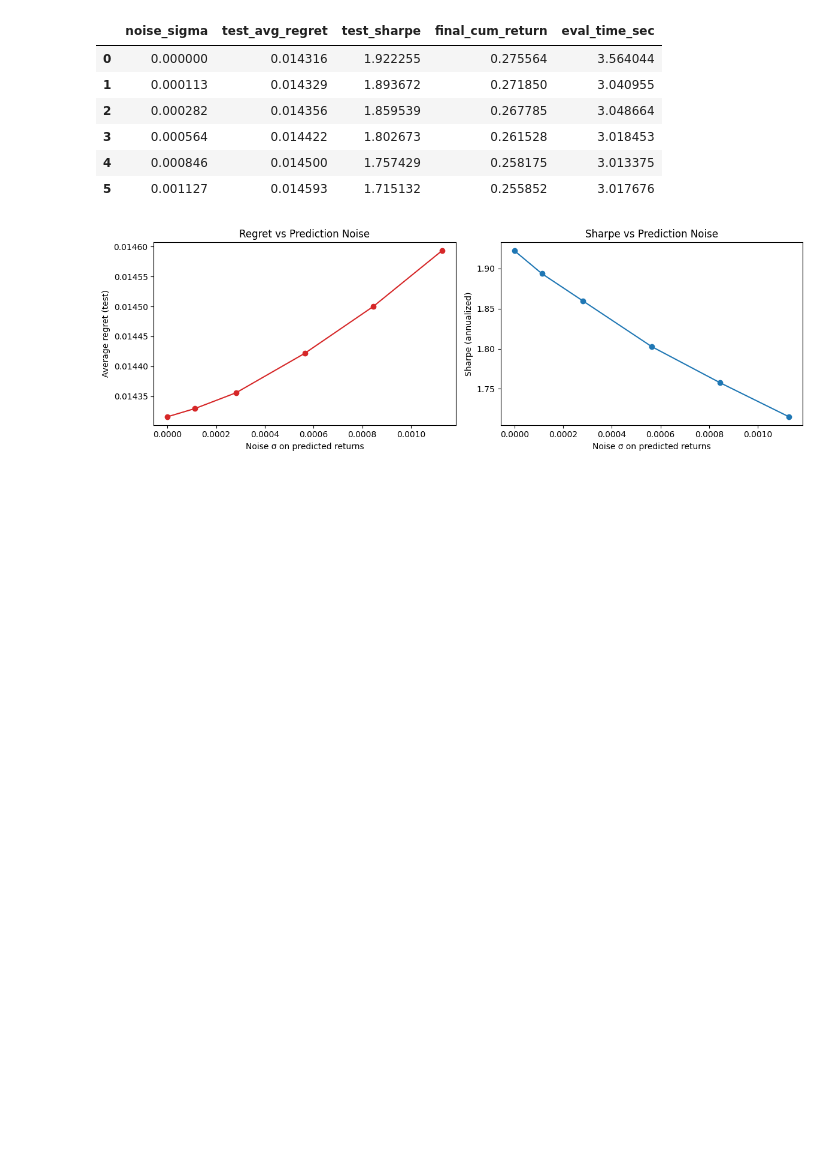
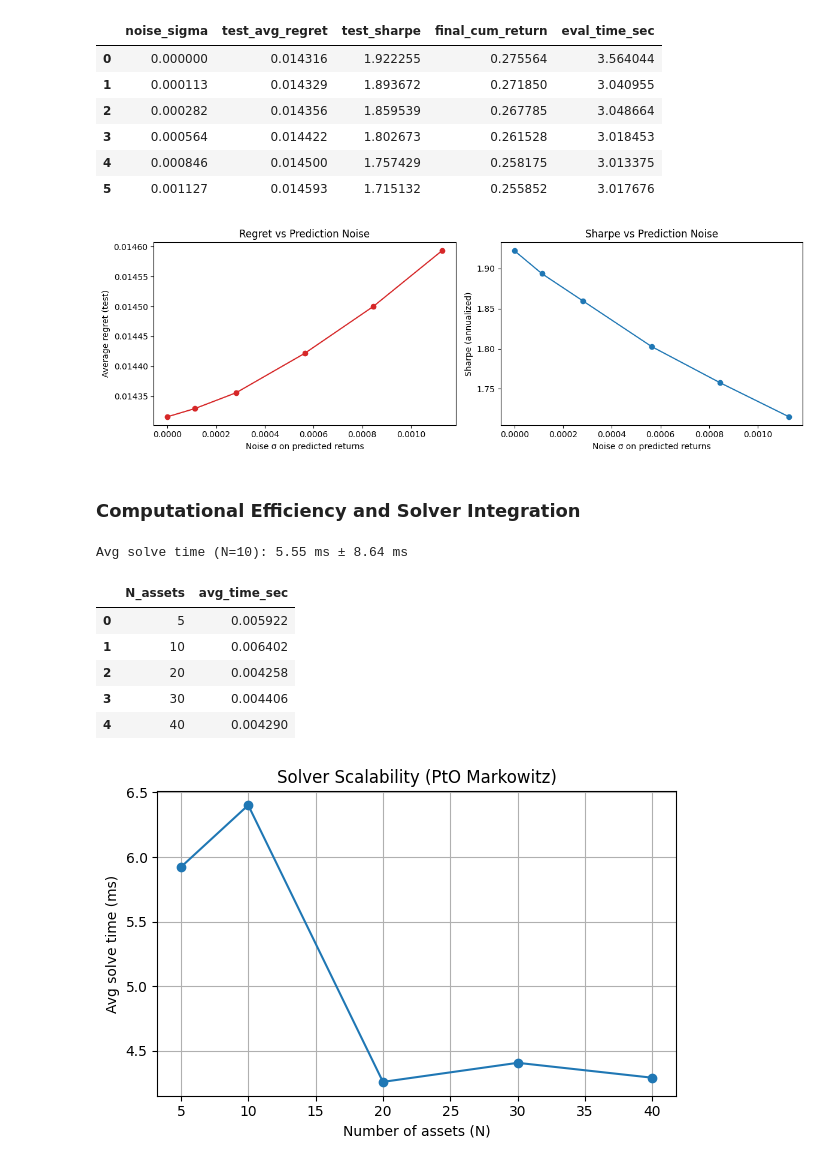
Before and after one commit to Paolaloi/DFL_thesis, a Jupyter notebook: DFL_main.ipynb, the cells around one changed output. Drawn from its saved outputs; the diff is of its cells as text; code cells hidden in the pictures; blank space fills up the shorter version.

Commit message:
PtO pipeline w/ solver

```diff
--- a/DFL_main.ipynb
+++ b/DFL_main.ipynb
@@ -412,3 +412,45 @@ plt.tight_layout()
 plt.show()
 # %% [output]
 [figure]
+# %% [markdown]
+### Computational Efficiency and Solver Integration
+# %%
+def benchmark_solver(mu_seq, Sigma, lam, solver="OSQP"):
+    times = []
+    for mu in mu_seq:
+        start = time.time()
+        _ = solve_markowitz(mu, Sigma, lam, long_only=True)
+        times.append(time.time() - start)
+    return np.mean(times), np.std(times)
+
+mean_t, std_t = benchmark_solver(Y_test_pred[:50], Sigma_train, lam_star)
+print(f"Avg solve time (N=10): {mean_t*1000:.2f} ms ± {std_t*1000:.2f} ms")
+
+scalability = []
+for n_assets in [5, 10, 20, 30, 40]:
+    idx = np.arange(min(n_assets, Y_test_pred.shape[1]))
+    Sigma_sub = Sigma_train[np.ix_(idx, idx)]
+    mu_sub_seq = [mu[idx] for mu in Y_test_pred[:20]]  # first 20 test periods
+    mean_t, _ = benchmark_solver(mu_sub_seq, Sigma_sub, lam_star)
+    scalability.append((n_assets, mean_t))
+
+scal_df = pd.DataFrame(scalability, columns=["N_assets", "avg_time_sec"])
+display(scal_df)
+
+plt.figure(figsize=(6,4))
+plt.plot(scal_df["N_assets"], scal_df["avg_time_sec"]*1000, marker="o")
+plt.title("Solver Scalability (PtO Markowitz)")
+plt.xlabel("Number of assets (N)")
+plt.ylabel("Avg solve time (ms)")
+plt.grid(True)
+plt.tight_layout()
+plt.show()
+# %% [output]
+Avg solve time (N=10): 5.55 ms ± 8.64 ms
+|  | N_assets | avg_time_sec |
+| 0 | 5 | 0.005922 |
+| 1 | 10 | 0.006402 |
+| 2 | 20 | 0.004258 |
+| 3 | 30 | 0.004406 |
+| 4 | 40 | 0.004290 |
+[figure, added]
```
